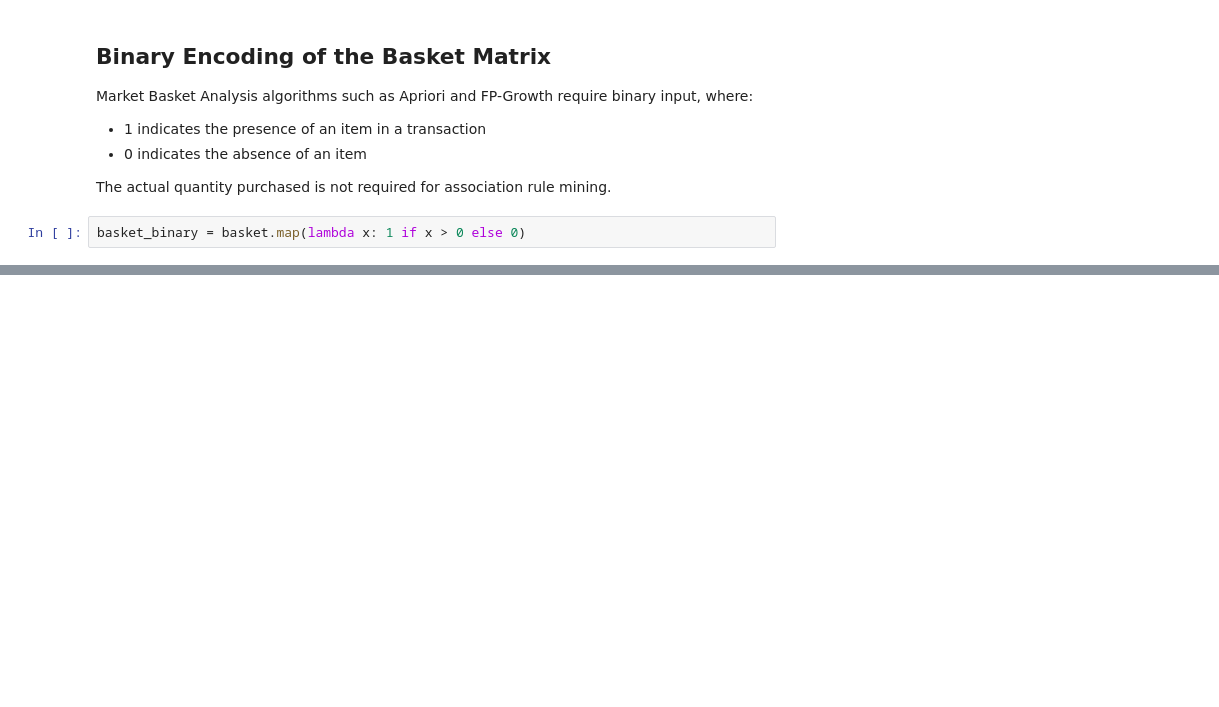
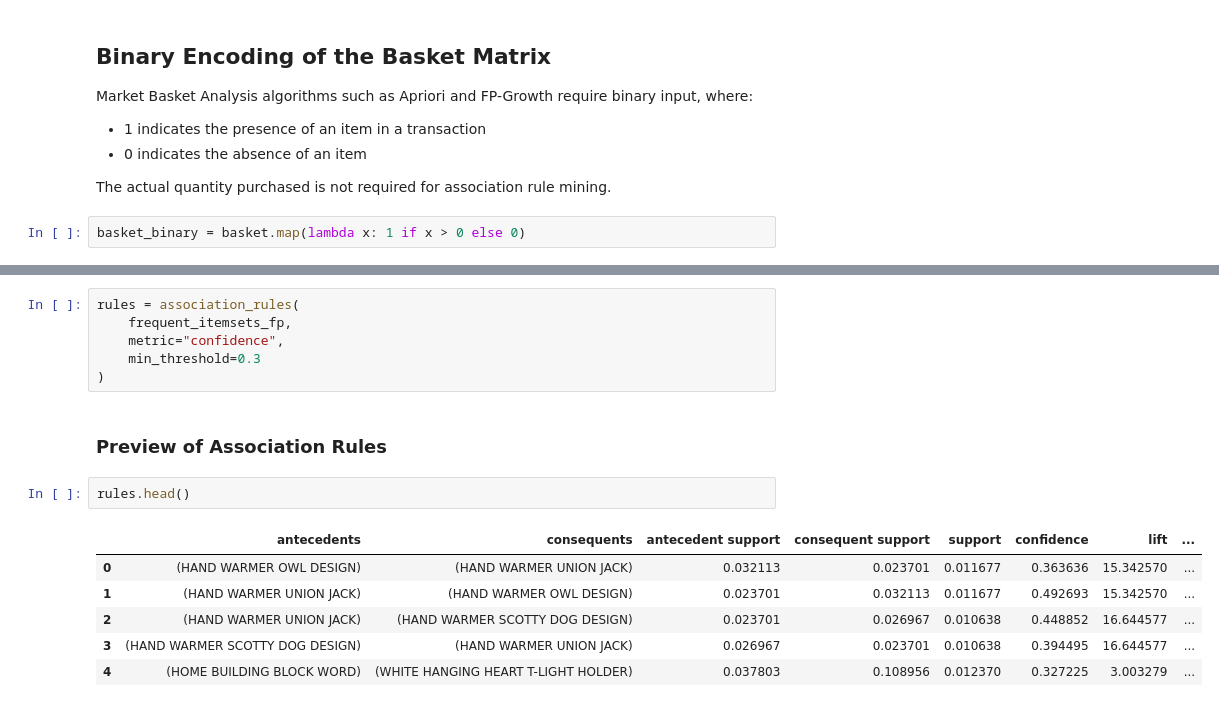
Before and after one commit to lma0lollipop/Market-Basket-Analysis, a Jupyter notebook: market-basket-analysis.ipynb, the cells around one changed output, grey strips where cells are left out. Drawn from its saved outputs; the diff is of its cells as text; blank space fills up the shorter version.

```diff
--- a/market-basket-analysis.ipynb
+++ b/market-basket-analysis.ipynb
@@ -279,0 +328,17 @@ np.int64(509356)
+# %%
+rules = association_rules(
+    frequent_itemsets_fp,
+    metric="confidence",
+    min_threshold=0.3
+)
+# %% [markdown]
+### Preview of Association Rules
+# %%
+rules.head()
+# %% [output]
+|  | antecedents | consequents | antecedent support | consequent support | support | confidence | lift | ... |
+| 0 | (HAND WARMER OWL DESIGN) | (HAND WARMER UNION JACK) | 0.032113 | 0.023701 | 0.011677 | 0.363636 | 15.342570 | ... |
+| 1 | (HAND WARMER UNION JACK) | (HAND WARMER OWL DESIGN) | 0.023701 | 0.032113 | 0.011677 | 0.492693 | 15.342570 | ... |
+| 2 | (HAND WARMER UNION JACK) | (HAND WARMER SCOTTY DOG DESIGN) | 0.023701 | 0.026967 | 0.010638 | 0.448852 | 16.644577 | ... |
+| 3 | (HAND WARMER SCOTTY DOG DESIGN) | (HAND WARMER UNION JACK) | 0.026967 | 0.023701 | 0.010638 | 0.394495 | 16.644577 | ... |
+| 4 | (HOME BUILDING BLOCK WORD) | (WHITE HANGING HEART T-LIGHT HOLDER) | 0.037803 | 0.108956 | 0.012370 | 0.327225 | 3.003279 | ... |
```
Also changed, not shown: parts of 13 cells of this notebook.
